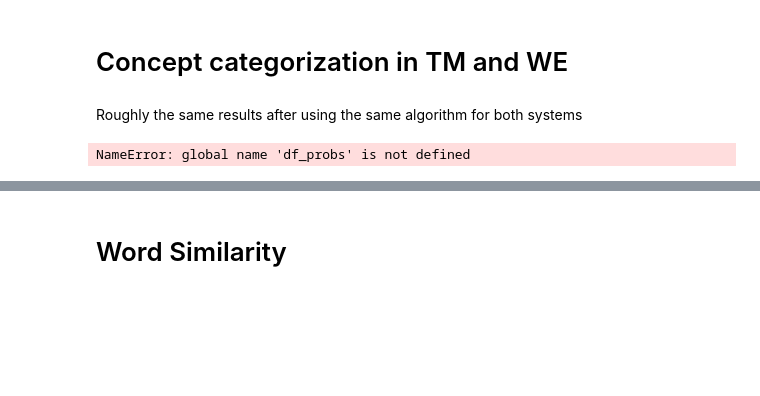
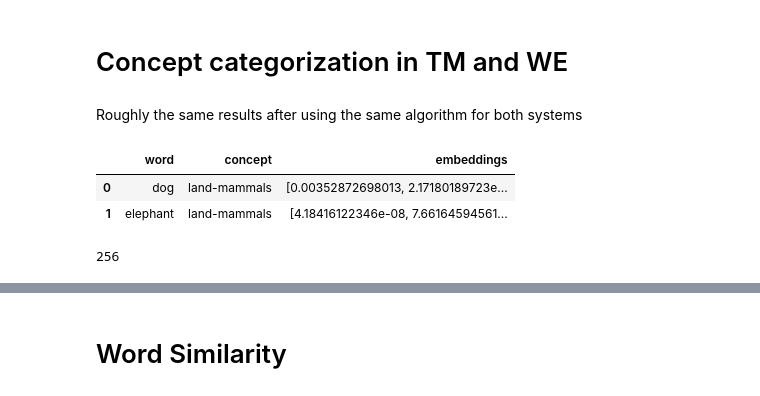
Before and after one commit to knub/master-thesis, a Jupyter notebook: notebooks/Topics.ipynb, the cells around one changed output, grey strips where cells are left out. Saved outputs shown, nothing was run; the diff lists cells and outputs as text; code cells hidden in the pictures; blank space fills up the shorter version.

```diff
--- a/notebooks/Topics.ipynb
+++ b/notebooks/Topics.ipynb
@@ -319,32 +319,36 @@ Roughly the same results after using the same algorithm for both systems
 # %%
 def get_embedding_from_word_embedding(word):
     try:
         return vectors[word]
     except:
         return vectors["this"]
 
 columns = [str(i) for i in range(256)]
 def get_embedding_from_topics(word):
-    df_row = df_probs[df_probs["word"] == word]
+    df_row = df_topic_probs_full[df_topic_probs_full["word"] == word]
     assert len(df_row) == 1, "not exactly one row found: " + word + " " + len(df_row)
     return df_row[columns].iloc[0,:].tolist()
 
 def get_df_concept(embedding_function):
     df_concept = pnd.read_csv(
         "/home/knub/Repositories/master-thesis/data/concept-categorization/battig_concept-categorization.tsv",
         sep="\t",
         header=None)
     df_concept.columns = ["word", "concept"]
     df_concept["embeddings"] = df_concept["word"].apply(embedding_function)
     return df_concept
 
 df_we_concept = get_df_concept(get_embedding_from_word_embedding)
 df_tm_concept = get_df_concept(get_embedding_from_topics)
 df_tm_concept.head(2)
 # %% [output]
-NameError: global name 'df_probs' is not defined
+|  | word | concept | embeddings |
+| 0 | dog | land-mammals | [0.00352872698013, 2.17180189723e... |
+| 1 | elephant | land-mammals | [4.18416122346e-08, 7.66164594561... |
 # %%
 len(df_tm_concept.ix[0,"embeddings"])
+# %% [output]
+256
 # %%
 from sklearn import metrics
 
```
Also changed, not shown: parts of 3 cells of this notebook.
